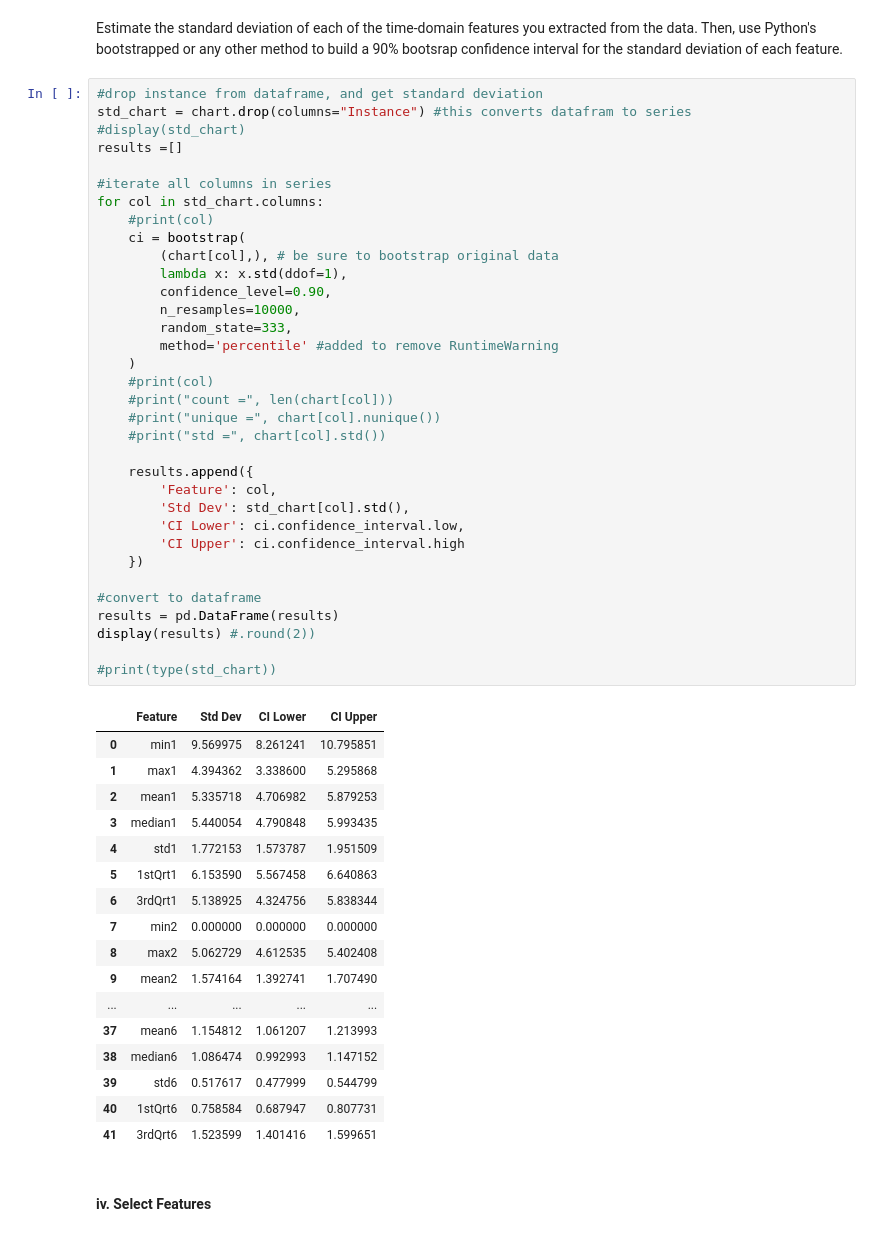
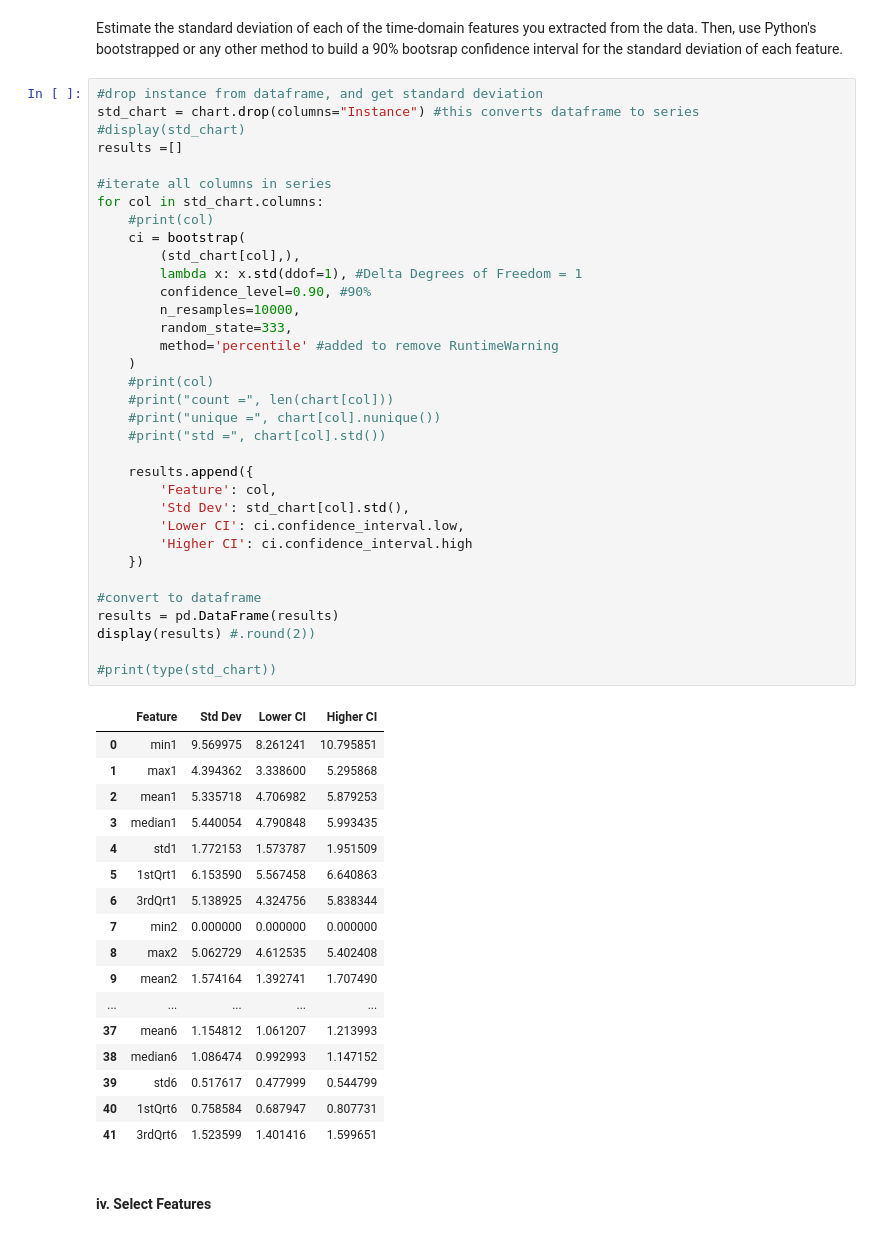
Before and after one commit to gblombach/DSCI-552_Homework_3, a Jupyter notebook: notebooks/Blombach_George_HW3.ipynb, the cells around one changed output. Cells and saved outputs as stored; diff of their text form.

```diff
--- a/notebooks/Blombach_George_HW3.ipynb
+++ b/notebooks/Blombach_George_HW3.ipynb
@@ -208,40 +208,40 @@ display(chart.style
 Estimate the standard deviation of each of the time-domain features you extracted from the data. Then, use Python's  bootstrapped or any other method to build a 90% bootsrap confidence interval for the standard deviation of each feature.
 # %%
 #drop instance from dataframe, and get standard deviation
-std_chart = chart.drop(columns="Instance") #this converts datafram to series
+std_chart = chart.drop(columns="Instance") #this converts dataframe to series
 #display(std_chart)
 results =[]
 
 #iterate all columns in series
 for col in std_chart.columns:
     #print(col)
     ci = bootstrap(
-        (chart[col],), # be sure to bootstrap original data
-        lambda x: x.std(ddof=1),
-        confidence_level=0.90,
+        (std_chart[col],),
+        lambda x: x.std(ddof=1), #Delta Degrees of Freedom = 1
+        confidence_level=0.90, #90%
         n_resamples=10000,
         random_state=333,
         method='percentile' #added to remove RuntimeWarning
     )
     #print(col)
     #print("count =", len(chart[col]))
     #print("unique =", chart[col].nunique())
     #print("std =", chart[col].std())
 
     results.append({
         'Feature': col,
         'Std Dev': std_chart[col].std(),
-        'CI Lower': ci.confidence_interval.low,
-        'CI Upper': ci.confidence_interval.high
+        'Lower CI': ci.confidence_interval.low,
+        'Higher CI': ci.confidence_interval.high
     })
 
 #convert to dataframe
 results = pd.DataFrame(results)
 display(results) #.round(2))
 
 #print(type(std_chart))
 # %% [output]
-|  | Feature | Std Dev | CI Lower | CI Upper |
+|  | Feature | Std Dev | Lower CI | Higher CI |
 | 0 | min1 | 9.569975 | 8.261241 | 10.795851 |
 | 1 | max1 | 4.394362 | 3.338600 | 5.295868 |
 | 2 | mean1 | 5.335718 | 4.706982 | 5.879253 |
```
Also changed, not shown: parts of 3 cells of this notebook.
